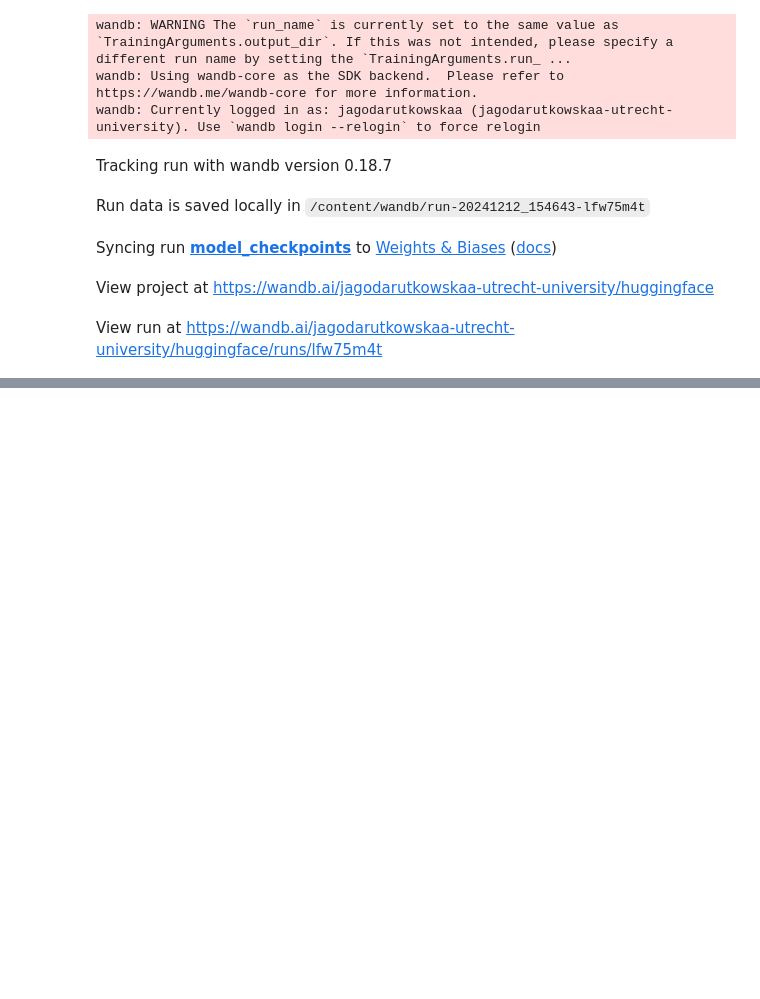
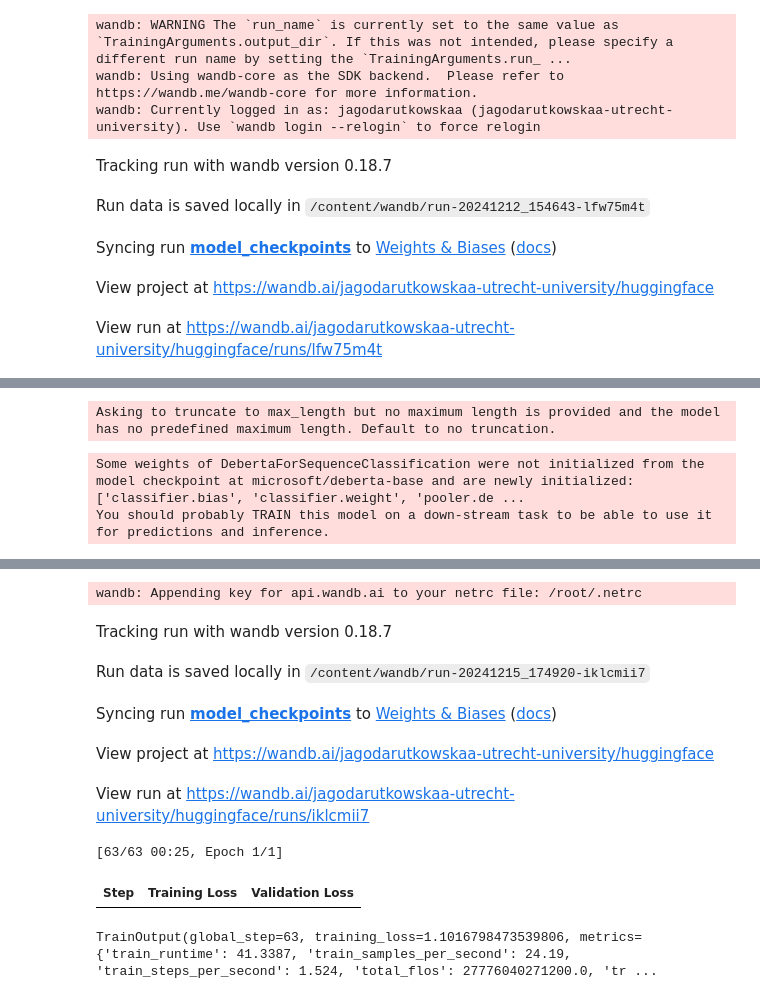
Before and after one commit to Jagoda222/LoLa---group-8, a Jupyter notebook: curriculum_group8.ipynb, the cells around one changed output, grey strips where cells are left out. Cells and saved outputs as stored; diff of their text form; code cells hidden in the pictures; blank space fills up the shorter version.

Commit message:
Utworzono za pomocą Colab

```diff
--- a/curriculum_group8.ipynb
+++ b/curriculum_group8.ipynb
@@ -129,0 +165,43 @@ trainer_eval.evaluate()
+# %%
+encoded_snli_data = snli_data.map(preprocess_function, batched=True, load_from_cache_file=True)
+# %% [output]
+Asking to truncate to max_length but no maximum length is provided and the model has no predefined maximum length. Default to no truncation.
+# %%
+model = AutoModelForSequenceClassification.from_pretrained(DB_MODEL_CHECKPOINT, num_labels=3)
+# %% [output]
+Some weights of DebertaForSequenceClassification were not initialized from the model checkpoint at microsoft/deberta-base and are newly initialized: ['classifier.bias', 'classifier.weight', 'pooler.de ...
+You should probably TRAIN this model on a down-stream task to be able to use it for predictions and inference.
+# %%
+def compute_metrics(eval_pred):
+    predictions, labels = eval_pred
+    predictions = np.argmax(predictions, axis=1)
+    return metric.compute(predictions=predictions, references=labels)
+# %%
+args = TrainingArguments(
+    MODEL_DIR, # to save models
+    # evaluation_strategy = "epoch", # 1 epoch for training takes too long for colab
+    evaluation_strategy = "steps",
+    eval_steps = 500, # evaluate and save after training on every next 500x16 examples
+    save_steps=500, # saves model after every 500 steps. save_steps should be divisible on eval_steps
+    learning_rate=2e-5,
+    per_device_train_batch_size=BATCH_SIZE,
+    per_device_eval_batch_size=BATCH_SIZE,
+    num_train_epochs=1, # going throught the training data only once
+    weight_decay=0.01,
+    load_best_model_at_end=True, # after fine-tuning trainer.model will keep the best model
+    metric_for_best_model="accuracy",
+)
+# %%
+trainer = Trainer(
+    model,
+    args,
+    train_dataset=encoded_snli_data["train"].select(range(1000)),
+    eval_dataset=encoded_snli_data["validation"],
+    # You could use "test" here but it will be cheating then
+    # to select the model checkpoint which gets highest score on test
+    tokenizer=tokenizer,
+    compute_metrics=compute_metrics
+)
+# %%
+trainer.train()
+# %% [output]
@@ -129,0 +211,9 @@ trainer_eval.evaluate()
+wandb: Appending key for api.wandb.ai to your netrc file: /root/.netrc
+Tracking run with wandb version 0.18.7
+Run data is saved locally in /content/wandb/run-20241215_174920-iklcmii7
+Syncing run model_checkpoints to Weights & Biases (docs)
+View project at https://wandb.ai/jagodarutkowskaa-utrecht-university/huggingface
+View run at https://wandb.ai/jagodarutkowskaa-utrecht-university/huggingface/runs/iklcmii7
+[63/63 00:25, Epoch 1/1]
+| Step | Training Loss | Validation Loss |
+TrainOutput(global_step=63, training_loss=1.1016798473539806, metrics={'train_runtime': 41.3387, 'train_samples_per_second': 24.19, 'train_steps_per_second': 1.524, 'total_flos': 27776040271200.0, 'tr ...
```
Also changed, not shown: parts of 31 cells of this notebook.
